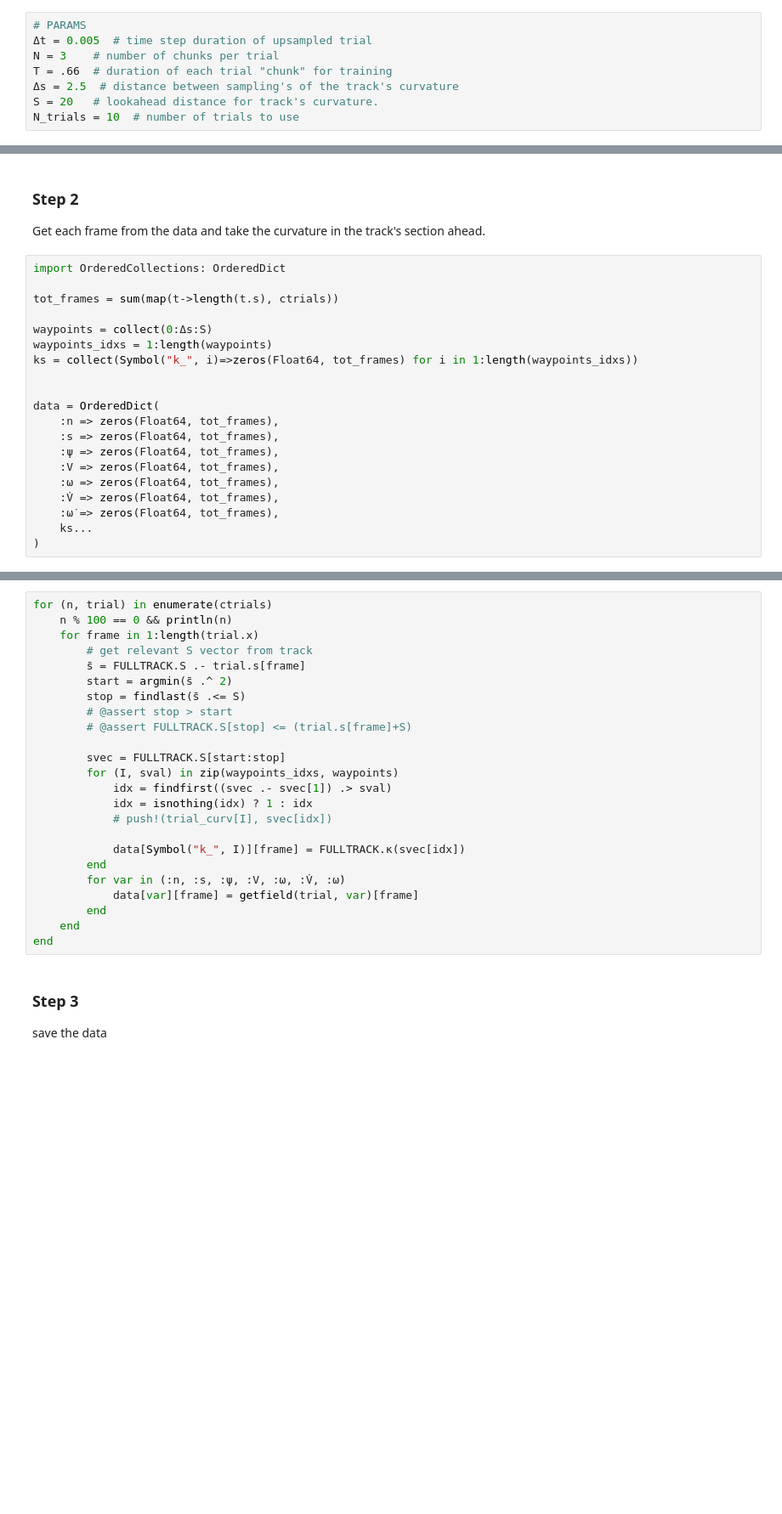
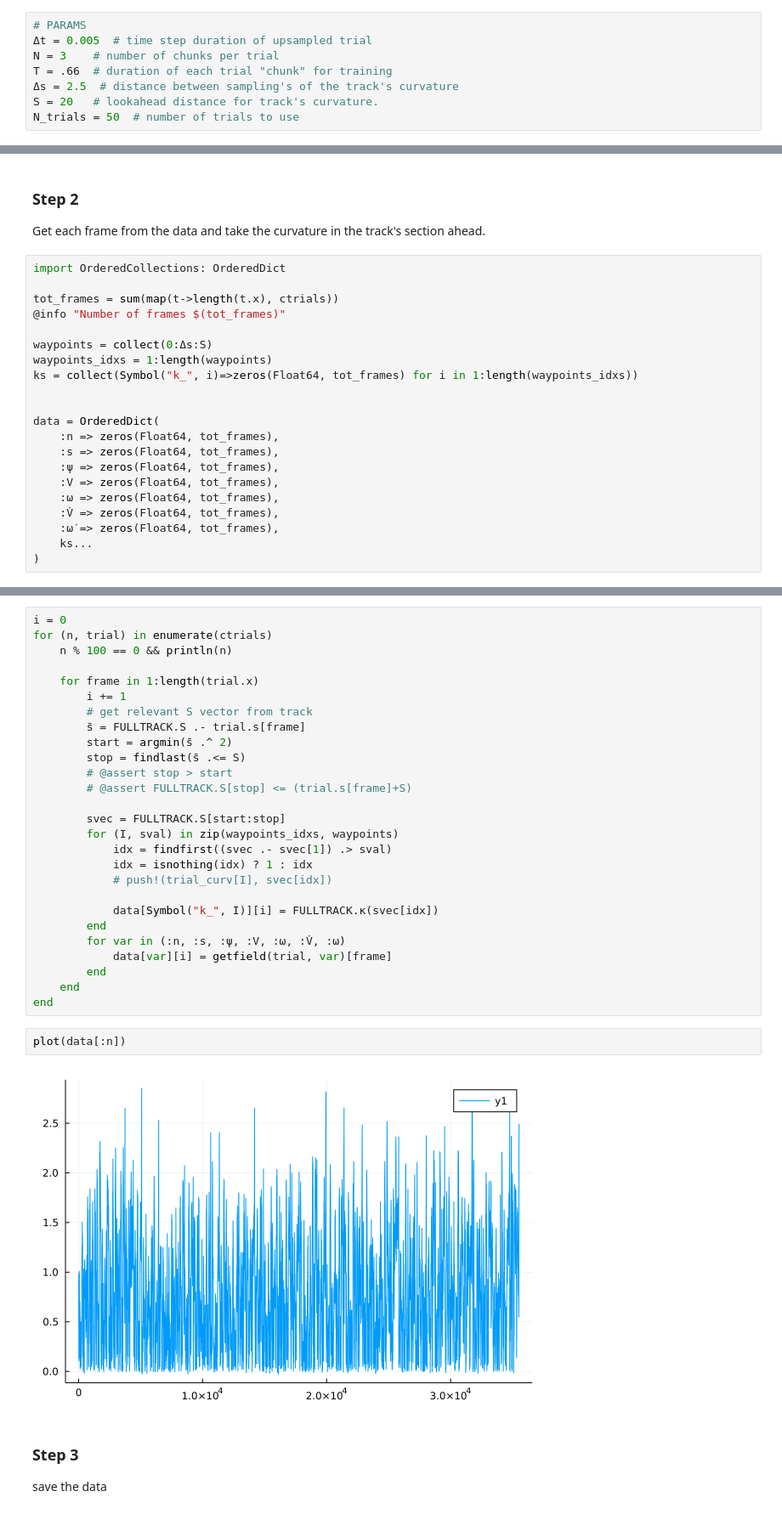
Before and after one commit to BrancoLab/LocomotionControl, a Jupyter notebook: analysis/CNN/dataset_creation.ipynb, the cells around one changed output, grey strips where cells are left out. Shown at 85% size. Cells and saved outputs as stored; diff of their text form; blank space fills up the shorter version.

```diff
--- a/analysis/CNN/dataset_creation.ipynb
+++ b/analysis/CNN/dataset_creation.ipynb
@@ -32,5 +32,5 @@ N = 3    # number of chunks per trial
 T = .66  # duration of each trial "chunk" for training
 Δs = 2.5  # distance between sampling's of the track's curvature
 S = 20   # lookahead distance for track's curvature.
-N_trials = 10  # number of trials to use
+N_trials = 50  # number of trials to use
 # %% [output]
@@ -92,7 +97,8 @@ Get each frame from the data and take the curvature in the track's section ahead
 # %%
 import OrderedCollections: OrderedDict
 
-tot_frames = sum(map(t->length(t.s), ctrials))
+tot_frames = sum(map(t->length(t.x), ctrials))
+@info "Number of frames $(tot_frames)"
 
 waypoints = collect(0:Δs:S)
 waypoints_idxs = 1:length(waypoints)
@@ -130,7 +139,10 @@ OrderedDict{Symbol, Vector{Float64}} with 16 entries:
 # %%
+i = 0
 for (n, trial) in enumerate(ctrials)
     n % 100 == 0 && println(n)
+
     for frame in 1:length(trial.x)
+        i += 1
         # get relevant S vector from track
         s̄ = FULLTRACK.S .- trial.s[frame]
         start = argmin(s̄ .^ 2)
@@ -144,13 +156,17 @@ for (n, trial) in enumerate(ctrials)
             idx = isnothing(idx) ? 1 : idx
             # push!(trial_curv[I], svec[idx])
 
-            data[Symbol("k_", I)][frame] = FULLTRACK.κ(svec[idx])
+            data[Symbol("k_", I)][i] = FULLTRACK.κ(svec[idx])
         end
         for var in (:n, :s, :ψ, :V, :ω, :V̇, :ω̇)
-            data[var][frame] = getfield(trial, var)[frame]
+            data[var][i] = getfield(trial, var)[frame]
         end
     end
 end
+# %%
+plot(data[:n])
+# %% [output]
+[figure, added]
 # %% [markdown]
 ### Step 3
 save the data
```
Also changed, not shown: parts of 5 cells of this notebook, 6 other files.
